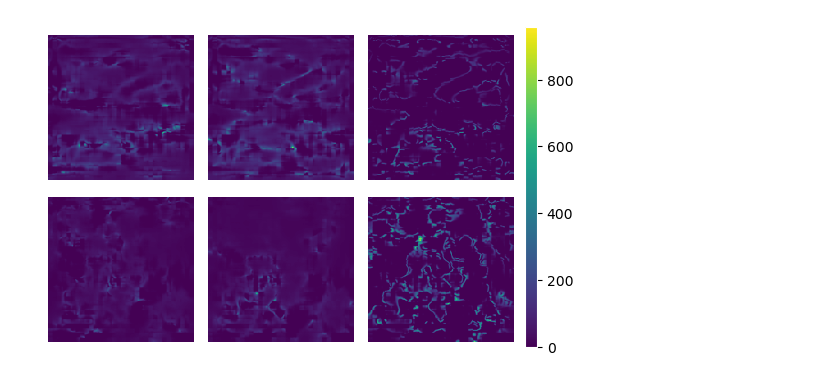
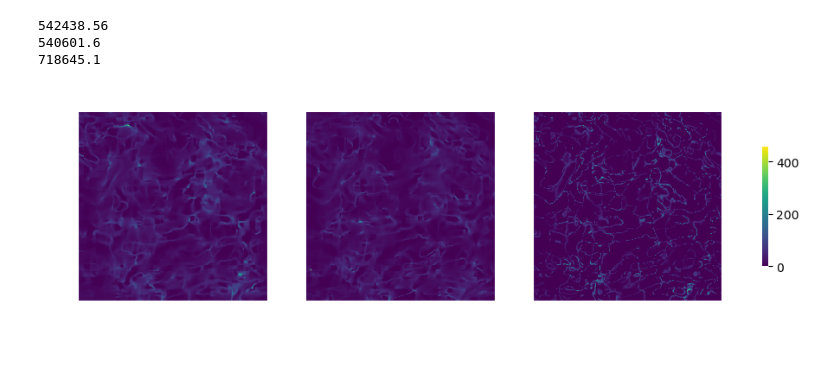
Before and after one commit to HardingPan/UR, a Jupyter notebook: fig5.ipynb, the cells around one changed output. Saved outputs shown, nothing was run; the diff lists cells and outputs as text; code cells hidden in the pictures.

```diff
--- a/fig5.ipynb
+++ b/fig5.ipynb
@@ -54,16 +54,11 @@ def compute_probability(mms, mts, uns, mm, mt, mue):
     data_mue = torch.from_numpy(data_mue).to(DEVICE)
     u_mue, v_mue = mue.get_sigma(data_mue)
 
-    pdf_u_mm = pdf(u_res, u_mm)
-    pdf_v_mm = pdf(v_res, v_mm)
+    pdf_mm_2d = np.sqrt(np.square(pdf(u_res, u_mm)) + np.square(pdf(v_res, v_mm)))
+    pdf_mt_2d = np.sqrt(np.square(pdf(u_res, u_mt)) + np.square(pdf(v_res, v_mt)))
+    pdf_mue_2d = np.sqrt(np.square(pdf(u_res, u_mue)) + np.square(pdf(v_res, v_mue)))
 
-    pdf_u_mt = pdf(u_res, u_mt)
-    pdf_v_mt = pdf(v_res, v_mt)
-
-    pdf_u_mue = pdf(u_res, u_mue)
-    pdf_v_mue = pdf(v_res, v_mue)
-
-    return np.abs(np.stack((pdf_u_mm, pdf_u_mt, pdf_u_mue, pdf_v_mm, pdf_v_mt, pdf_v_mue), 0))
+    return np.abs(np.stack((pdf_mm_2d, pdf_mt_2d, pdf_mue_2d), 0))
 
 def get_probability():
 
@@ -99,35 +94,32 @@ backstep
-# %%
-# 定义子图的行数和列数
-num_rows = 2
-num_cols = 3
-
-# 创建一个新的图像，并设置子图布局
-fig, axes = plt.subplots(num_rows, num_cols, figsize=(6, 4), facecolor='white')
-
-# 将每个图像显示在对应的子图中
-for i in range(num_rows):
-    for j in range(num_cols):
-        # 获取当前子图的坐标
-        ax = axes[i, j]
-        # 获取当前图像的索引
-        img_index = i * num_cols + j
-        # 显示图像
-        im = ax.imshow(res[img_index])
-        # 隐藏坐标轴
-        ax.axis('off')
-
-        if img_index == 2:
-            # 将 colorbar 与第三个图像关联
-            cax = fig.add_axes([0.92, 0.1, 0.02, 0.8])  # 调整 colorbar 的位置和尺寸
-            cbar = fig.colorbar(im, cax=cax)
-
-# 调整子图之间的间距，并设置填充为白色
-plt.subplots_adjust(wspace=0.1, hspace=0.1)
-
-# 设置 colorbar 的字体颜色为黑色
-cbar.ax.tick_params(colors='black')
-
-# 显示图像
-plt.show()
-# %% [output]
-[figure, removed]
+# %%
+# 创建一个包含3个子图的figure
+fig, axs = plt.subplots(1, 3, figsize=(12, 3), facecolor='white')
+
+# 在每个子图中分别呈现一个通道的值
+for i in range(3):
+
+
+    im = axs[i].imshow(res[i, :, :], cmap='viridis')
+    print(res[i].sum())
+
+    axs[i].set_title('Channel {}'.format(i+1))
+
+# 设置子图背景色为白色
+fig.patch.set_facecolor('white')
+
+# 调整子图之间的间隔颜色
+plt.subplots_adjust(wspace=0.2)  # 设置子图水平间距
+
+# 创建共用的colorbar
+cbar = fig.colorbar(im, ax=axs, shrink=0.6, location='right')
+cbar.ax.yaxis.set_tick_params(color='black')  # 设置colorbar的字体颜色为黑色
+cbar.outline.set_visible(False)  # 去除colorbar的轮廓线
+cbar.ax.tick_params(colors='black')
+
+# 展示图像
+plt.show()
+# %% [output]
+542438.56
+540601.6
+718645.1
+[figure, added]
```
Also changed, not shown: parts of 1 cell of this notebook, 2 other files.
